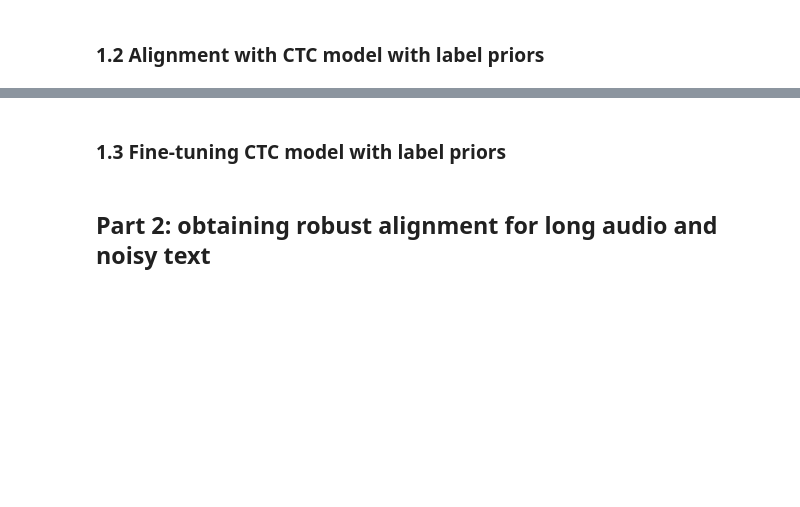
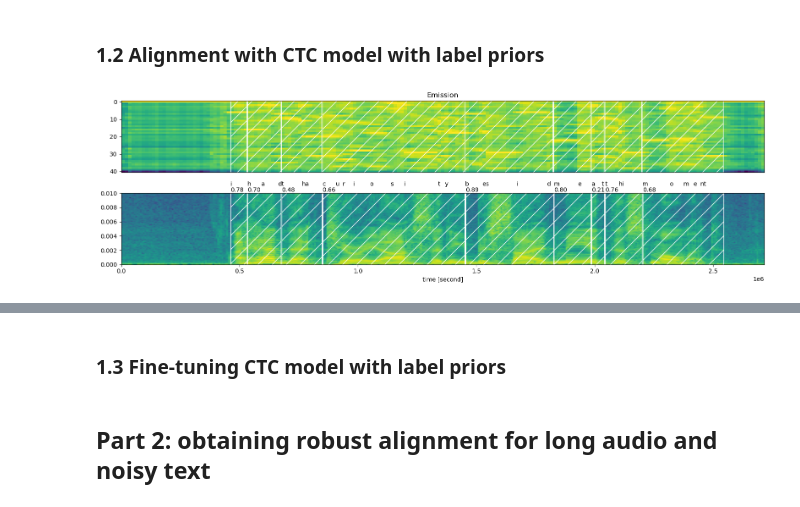
Before and after one commit to huangruizhe/audio, a Jupyter notebook: examples/asr/librispeech_alignment/alignment/demo.ipynb, the cells around one changed output, grey strips where cells are left out. Drawn from its saved outputs; the diff is of its cells as text; code cells hidden in the pictures; blank space fills up the shorter version.

```diff
--- a/examples/asr/librispeech_alignment/alignment/demo.ipynb
+++ b/examples/asr/librispeech_alignment/alignment/demo.ipynb
@@ -36,2 +275,17 @@ device = torch.device("cuda:0" if torch.cuda.is_available() else "cpu")
 # %% [markdown]
 ### 1.2 Alignment with CTC model with label priors
+# %%
+checkpoint_path = "../experiments/ctc_tdnndnn_k2_0.6/checkpoints/epoch=9-step=65369.ckpt"
+# checkpoint_path = "../experiments/ctc_tdnndnn_k2_0.6/checkpoints/epoch=9-step=65369.ckpt"
+model_with_priors = AcousticModelModule.load_from_checkpoint(checkpoint_path, tokenizer=tokenizer).eval()
+# %%
+tokenized_transcript = tokenizer.encode_flatten(transcript, out_type=int)
+emission = model_with_priors.forward(batch)
+
+aligned_tokens, alignment_scores = align(emission, tokenized_transcript)
+token_spans = F.merge_tokens(aligned_tokens, alignment_scores)
+word_spans = unflatten(token_spans, [len(tokenizer.encode_flatten(word)) for word in transcript.split()])
+# %%
+plot_alignments(waveform, word_spans, emission, transcript.split())
+# %% [output]
+[figure, added]
```
Also changed, not shown: parts of 40 cells of this notebook, 5 other files.
